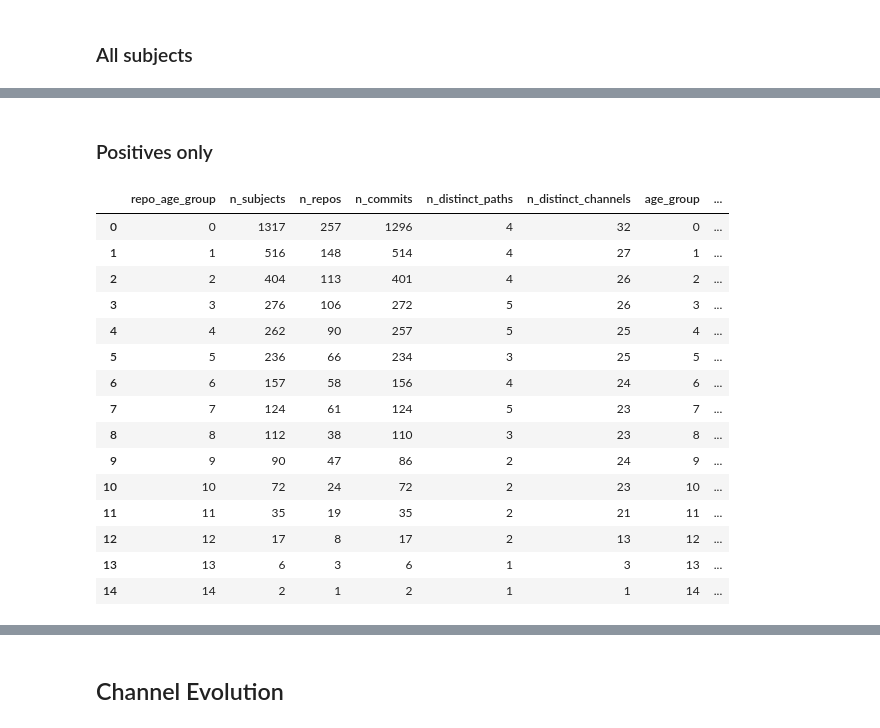
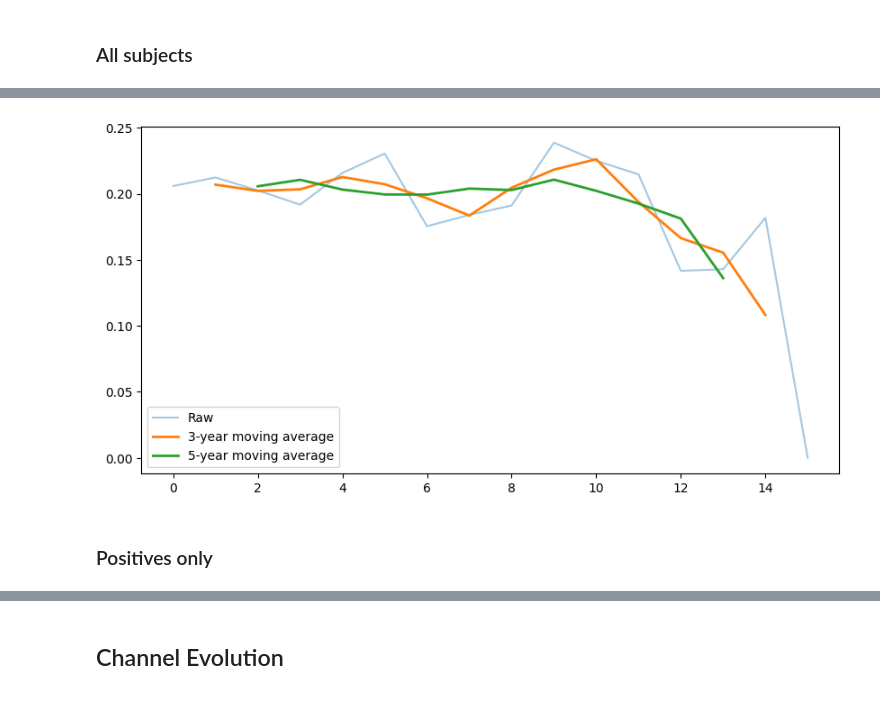
Before and after one commit to Leonard-Esser/autumn-2025-results, a Jupyter notebook: data_analysis.ipynb, the cells around one changed output, grey strips where cells are left out. Saved outputs shown, nothing was run; the diff lists cells and outputs as text; code cells hidden in the pictures.

```diff
--- a/data_analysis.ipynb
+++ b/data_analysis.ipynb
@@ -1048,3 +1063,9 @@ summary_per_repo_age_group = (
 summary_per_repo_age_group["active_repos_rate"] = (
     summary_per_repo_age_group["n_repos"] / summary_per_repo_age_group["n_survivors"]
 )
+
+summary_per_repo_age_group = summary_per_repo_age_group.drop(columns=["age_group", "n_repos_per_age_group"])
+
+summary_per_repo_age_group.set_index("repo_age_group", drop=True, inplace=True)
+
+summary_per_repo_age_group = summary_per_repo_age_group.rename(columns={"active_repos_rate": "share_of_repos_with_subject"})
@@ -1071,3 +1093,17 @@ summary_per_repo_age_group
+# %%
+df = summary_per_repo_age_group.copy()
+
+df["ma_3"] = df["positive_rate"].rolling(3, center=True).mean()
+df["ma_5"] = df["positive_rate"].rolling(5, center=True).mean()
+
+plt.figure(figsize=(10,5))
+plt.plot(df.index, df["positive_rate"], alpha=0.4, label="Raw")
+plt.plot(df.index, df["ma_3"], linewidth=2, label="3-year moving average")
+plt.plot(df.index, df["ma_5"], linewidth=2, label="5-year moving average")
+plt.legend()
+plt.show()
+# %% [output]
+[figure, added]
 # %% [markdown]
 ### Positives only
 # %%
@@ -1110,19 +1153,0 @@ positives_gb_repo_age_group["active_repos_rate"] = (
-# %%
-positives_gb_repo_age_group
-# %% [output]
-|  | repo_age_group | n_subjects | n_repos | n_commits | n_distinct_paths | n_distinct_channels | age_group | ... |
-| 0 | 0 | 1317 | 257 | 1296 | 4 | 32 | 0 | ... |
-| 1 | 1 | 516 | 148 | 514 | 4 | 27 | 1 | ... |
-| 2 | 2 | 404 | 113 | 401 | 4 | 26 | 2 | ... |
-| 3 | 3 | 276 | 106 | 272 | 5 | 26 | 3 | ... |
-| 4 | 4 | 262 | 90 | 257 | 5 | 25 | 4 | ... |
-| 5 | 5 | 236 | 66 | 234 | 3 | 25 | 5 | ... |
-| 6 | 6 | 157 | 58 | 156 | 4 | 24 | 6 | ... |
-| 7 | 7 | 124 | 61 | 124 | 5 | 23 | 7 | ... |
-| 8 | 8 | 112 | 38 | 110 | 3 | 23 | 8 | ... |
-| 9 | 9 | 90 | 47 | 86 | 2 | 24 | 9 | ... |
-| 10 | 10 | 72 | 24 | 72 | 2 | 23 | 10 | ... |
-| 11 | 11 | 35 | 19 | 35 | 2 | 21 | 11 | ... |
-| 12 | 12 | 17 | 8 | 17 | 2 | 13 | 12 | ... |
-| 13 | 13 | 6 | 3 | 6 | 1 | 3 | 13 | ... |
-| 14 | 14 | 2 | 1 | 2 | 1 | 1 | 14 | ... |
```
Also changed, not shown: parts of 19 cells of this notebook.
